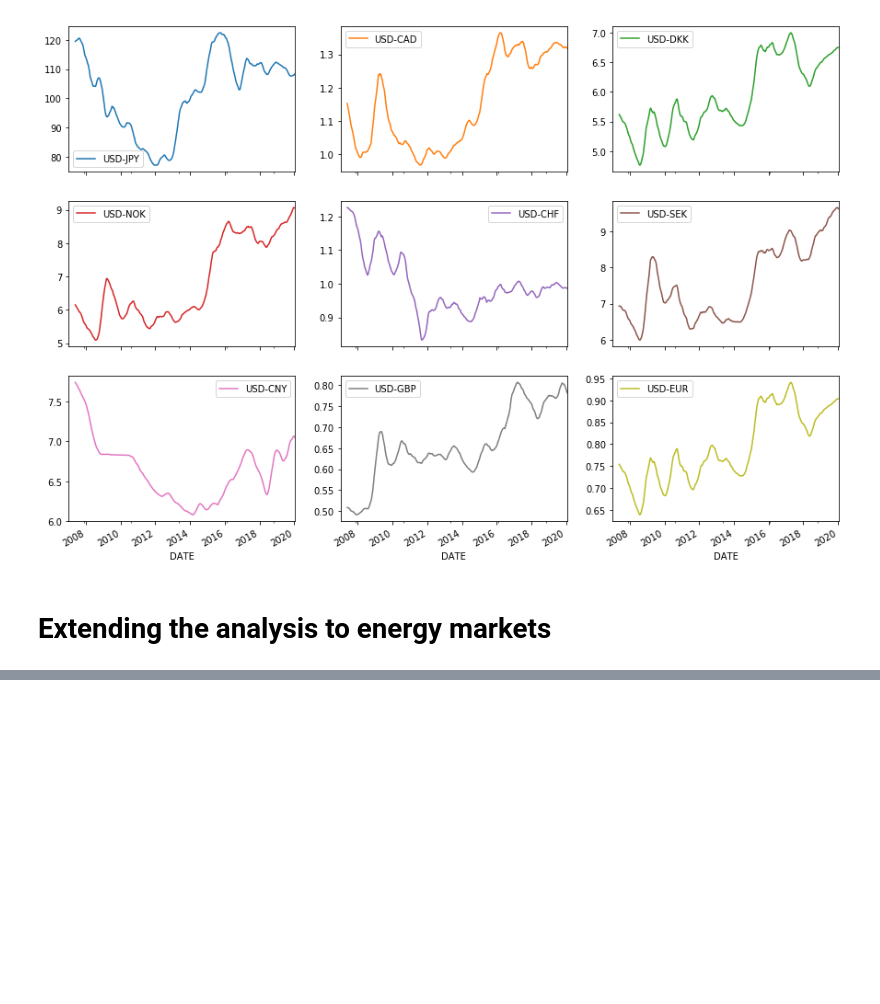
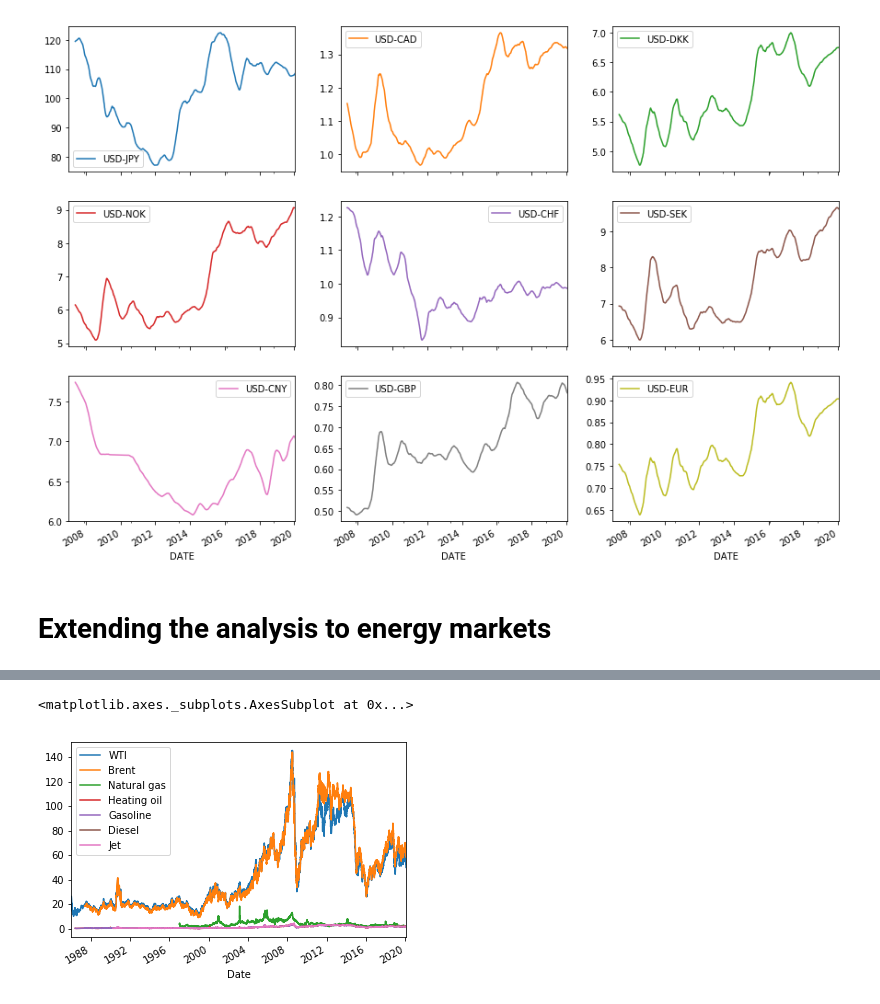
Before and after one commit to matwizard/Data-Analysis, a Jupyter notebook: FRED FX Analysis/FredFX-Copy1.ipynb, the cells around one changed output, grey strips where cells are left out. Cells and saved outputs as stored; diff of their text form; code cells hidden in the pictures; blank space fills up the shorter version.

```diff
--- a/FRED FX Analysis/FredFX-Copy1.ipynb
+++ b/FRED FX Analysis/FredFX-Copy1.ipynb
@@ -261,0 +265,5 @@ df
+# %%
+df.plot()
+# %% [output]
+<matplotlib.axes._subplots.AxesSubplot at 0x...>
+[figure, added]
```
Also changed, not shown: parts of 14 cells of this notebook.
